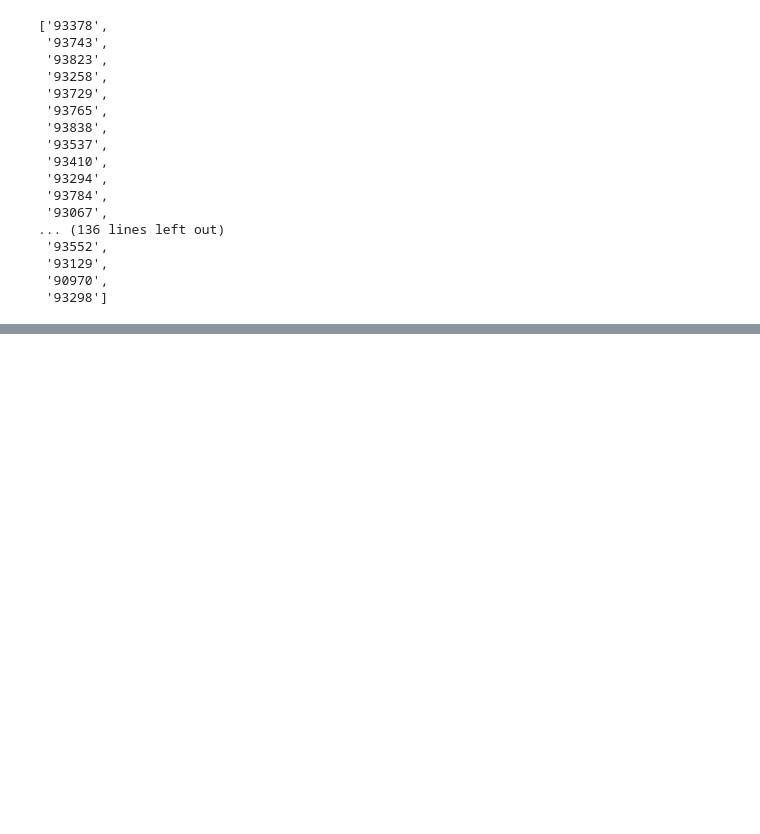
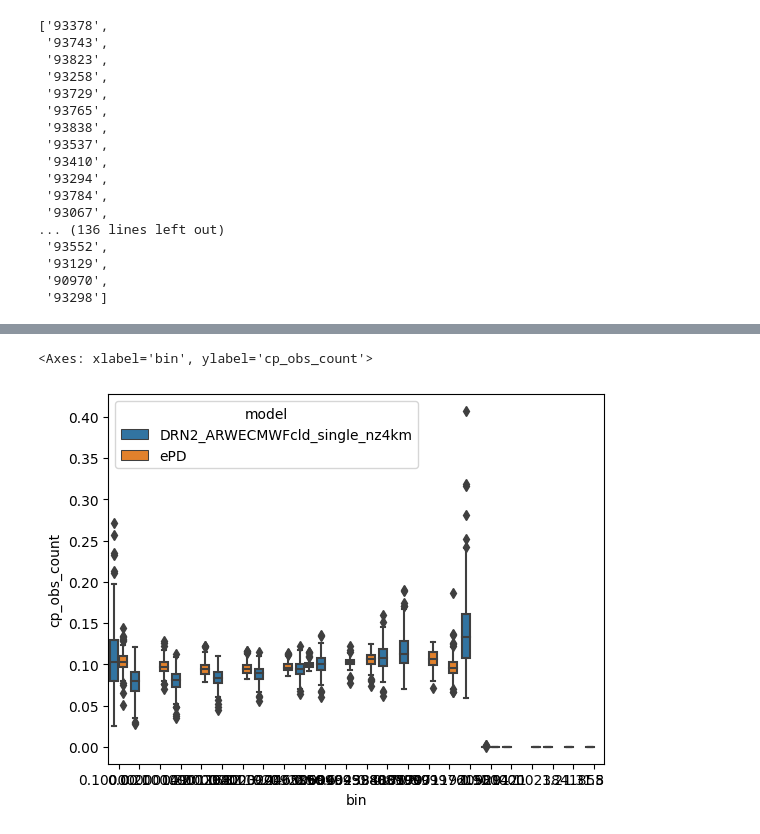
Before and after one commit to MetServiceDev/verif-data, a Jupyter notebook: app/app_dev.ipynb, the cells around one changed output, grey strips where cells are left out. Cells and saved outputs as stored; diff of their text form; code cells hidden in the pictures; blank space fills up the shorter version.

```diff
--- a/app/app_dev.ipynb
+++ b/app/app_dev.ipynb
@@ -89,0 +192,8 @@ NameError: name 'pd' is not defined
+# %%
+def load_prob_bins_leadtime(model_path):
+    _ds = pd.concat([pd.read_parquet(file)
+            for file in glob.glob(f'{model_path}/*_prob_bins.parquet')])
+    return _ds
+# %%
+model_prob_bins = load_prob_bins_leadtime(f'{data_path}/{year}/{model}/{predictand}/').assign(model = model)
+epd_prob_bins = load_prob_bins_leadtime(f'{data_path}/{year}/ePD/{predictand}/').assign(model = 'ePD')
@@ -89,0 +217,2 @@ NameError: name 'pd' is not defined
+# %%
+prob_bins = pd.concat([model_prob_bins, epd_prob_bins])
@@ -89,0 +241,3 @@ NameError: name 'pd' is not defined
+# %%
+model_prob_bins_stations = prob_bins.groupby(['model','stationId']).apply(lambda x: x[['cp_obs_count','p_obs_count']].groupby(['bin']).sum() / x[['cp_obs_count','p_obs_count']].sum())
+model_prob_bins_stations
@@ -89,0 +259,8 @@ NameError: name 'pd' is not defined
+# %%
+sns.boxplot(data=model_prob_bins_stations.reset_index(),
+            x='bin',
+            y='cp_obs_count',
+            hue='model')
+# %% [output]
+<Axes: xlabel='bin', ylabel='cp_obs_count'>
+[figure, added]
```
Also changed, not shown: parts of 25 cells of this notebook, 4 other files.
